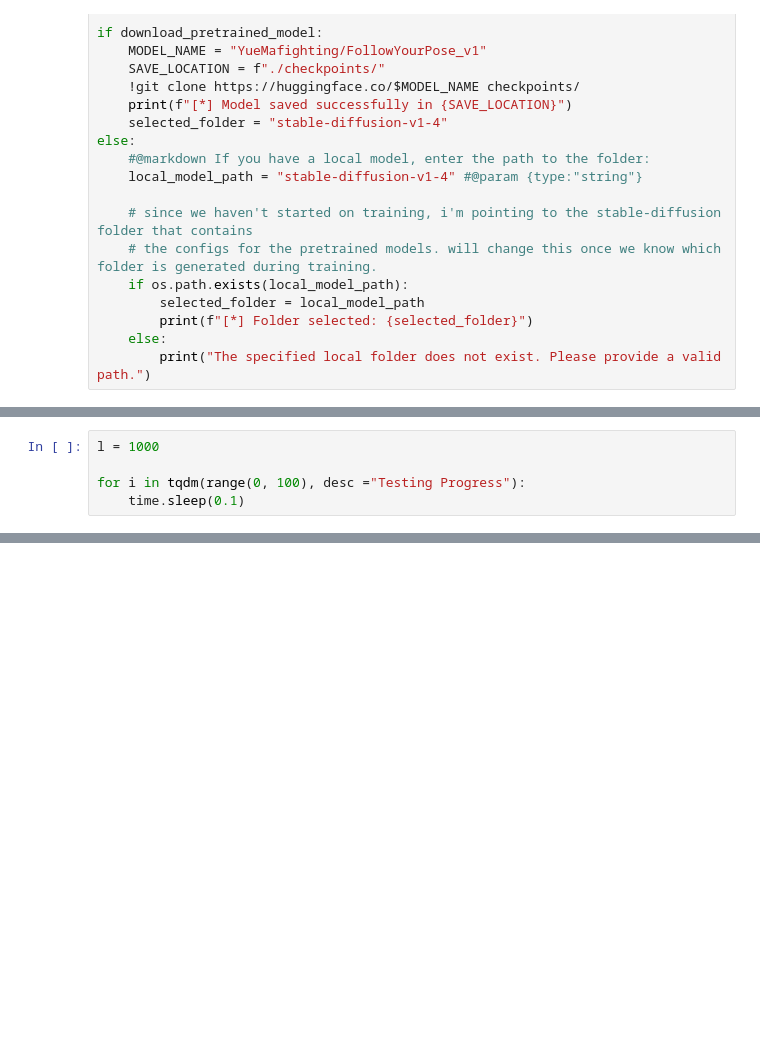
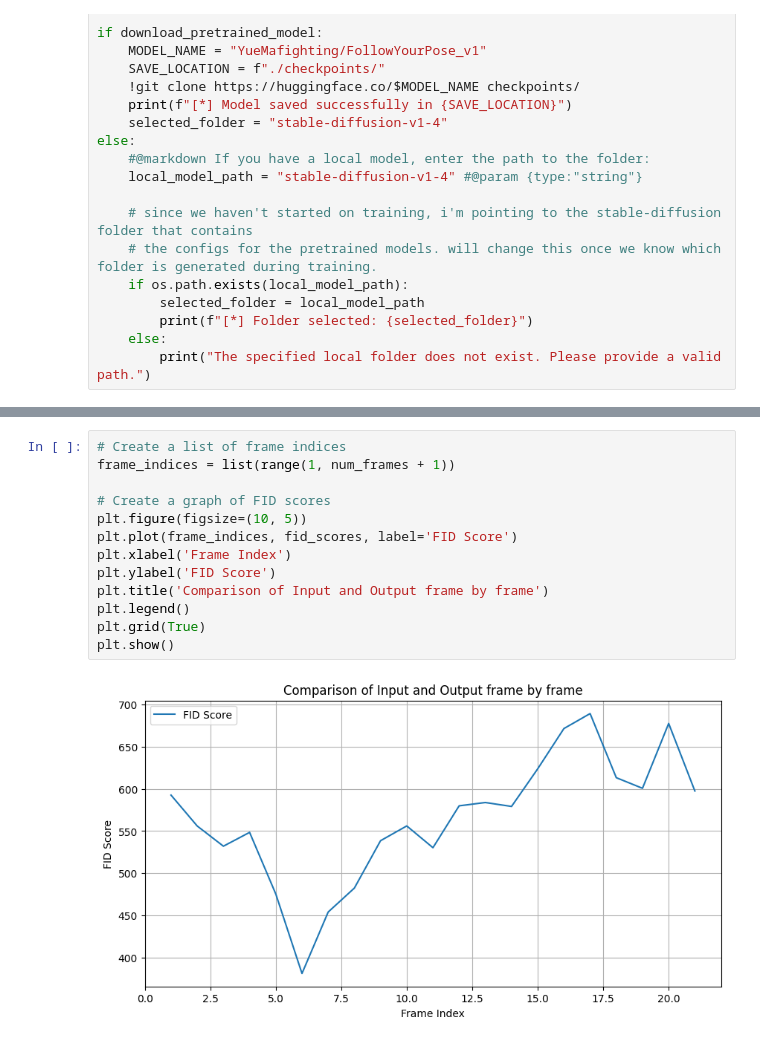
Before and after one commit to ong-yi-xuan/ict3104-team15, a Jupyter notebook: ict3104-team15.ipynb, the cells around one changed output, grey strips where cells are left out. Saved outputs shown, nothing was run; the diff lists cells and outputs as text; blank space fills up the shorter version.

Commit message:
IC-29 visualize FID results in line graph

```diff
--- a/ict3104-team15.ipynb
+++ b/ict3104-team15.ipynb
@@ -787,5 +886,0 @@ To wrap around testing code. Example is as shown:
-# %%
-l = 1000
-
-for i in tqdm(range(0, 100), desc ="Testing Progress"):
-    time.sleep(0.1)
@@ -793,0 +1128,15 @@ NameError: ignored
+# %%
+# Create a list of frame indices
+frame_indices = list(range(1, num_frames + 1))
+
+# Create a graph of FID scores
+plt.figure(figsize=(10, 5))
+plt.plot(frame_indices, fid_scores, label='FID Score')
+plt.xlabel('Frame Index')
+plt.ylabel('FID Score')
+plt.title('Comparison of Input and Output frame by frame')
+plt.legend()
+plt.grid(True)
+plt.show()
+# %% [output]
+[figure, added]
```
Also changed, not shown: parts of 33 cells of this notebook.
